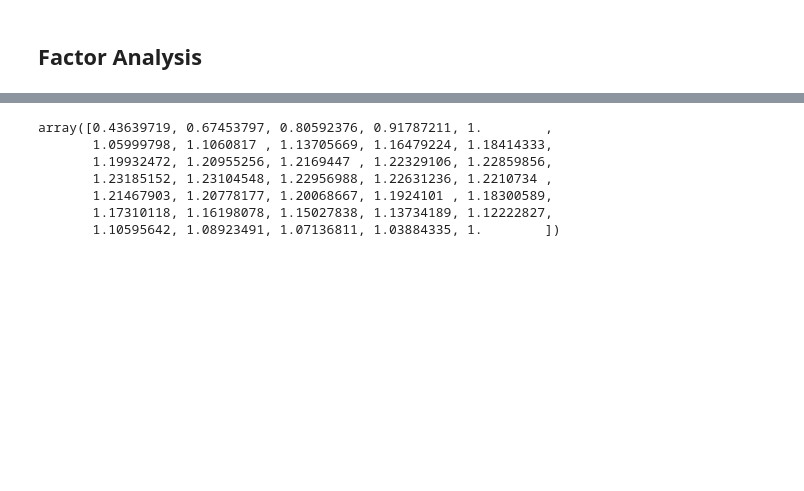
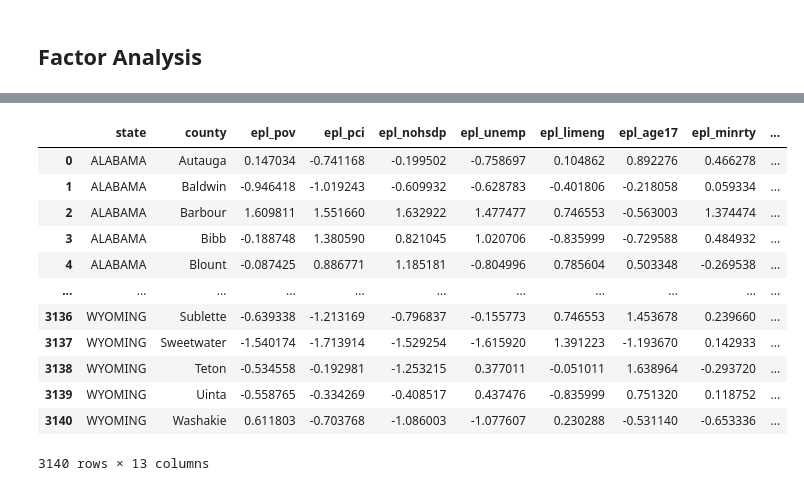
Before and after one commit to gspiga/STA160, a Jupyter notebook: Final Project/Factor Analysis.ipynb, the cells around one changed output, grey strips where cells are left out. Cells and saved outputs as stored; diff of their text form; code cells hidden in the pictures; blank space fills up the shorter version.

```diff
--- a/Final Project/Factor Analysis.ipynb
+++ b/Final Project/Factor Analysis.ipynb
@@ -85,7 +85,8 @@ df = data
 df[list_numerical] = pd.DataFrame(
     scalar.fit_transform(df[list_numerical])
 )  # scaling the data
-df
+df = df.iloc[:, :18].copy()
+display(df)
 # %% [output]
 |  | state | county | area_sqmi | epl_pov | epl_unemp | epl_pci | epl_nohsdp | epl_age65 | epl_age17 | ... |
 | 0 | ALABAMA | Autauga | -0.146226 | 0.147034 | -0.758697 | -0.741168 | -0.199502 | -1.078248 | 0.892276 | ... |
@@ -234,11 +268,34 @@ fig.show()
 # %%
-np.cumsum(model.eigenvals)  / np.sum(model.eigenvals)
+# np.cumsum(model.eigenvals)  / np.sum(model.eigenvals)
+dataRed = df[
+    [
+        "epl_pov",
+        "epl_pci",
+        "epl_nohsdp",
+        "epl_unemp",
+        "epl_limeng",
+        "epl_age17",
+        "epl_minrty",
+        "epl_munit",
+        "epl_noveh",
+        "epl_groupq",
+        "epl_sngpnt",
+    ]
+]
+dataFinal = pd.concat([df.iloc[:, 0:2], dataRed], axis = 1)
+display(dataFinal)
 # %% [output]
+|  | state | county | epl_pov | epl_pci | epl_nohsdp | epl_unemp | epl_limeng | epl_age17 | epl_minrty | ... |
+| 0 | ALABAMA | Autauga | 0.147034 | -0.741168 | -0.199502 | -0.758697 | 0.104862 | 0.892276 | 0.466278 | ... |
+| 1 | ALABAMA | Baldwin | -0.946418 | -1.019243 | -0.609932 | -0.628783 | -0.401806 | -0.218058 | 0.059334 | ... |
+| 2 | ALABAMA | Barbour | 1.609811 | 1.551660 | 1.632922 | 1.477477 | 0.746553 | -0.563003 | 1.374474 | ... |
+| 3 | ALABAMA | Bibb | -0.188748 | 1.380590 | 0.821045 | 1.020706 | -0.835999 | -0.729588 | 0.484932 | ... |
+| 4 | ALABAMA | Blount | -0.087425 | 0.886771 | 1.185181 | -0.804996 | 0.785604 | 0.503348 | -0.269538 | ... |
+| ... | ... | ... | ... | ... | ... | ... | ... | ... | ... | ... |
+| 3136 | WYOMING | Sublette | -0.639338 | -1.213169 | -0.796837 | -0.155773 | 0.746553 | 1.453678 | 0.239660 | ... |
+| 3137 | WYOMING | Sweetwater | -1.540174 | -1.713914 | -1.529254 | -1.615920 | 1.391223 | -1.193670 | 0.142933 | ... |
+| 3138 | WYOMING | Teton | -0.534558 | -0.192981 | -1.253215 | 0.377011 | -0.051011 | 1.638964 | -0.293720 | ... |
+| 3139 | WYOMING | Uinta | -0.558765 | -0.334269 | -0.408517 | 0.437476 | -0.835999 | 0.751320 | 0.118752 | ... |
+| 3140 | WYOMING | Washakie | 0.611803 | -0.703768 | -1.086003 | -1.077607 | 0.230288 | -0.531140 | -0.653336 | ... |
-array([0.43639719, 0.67453797, 0.80592376, 0.91787211, 1.        ,
-       1.05999798, 1.1060817 , 1.13705669, 1.16479224, 1.18414333,
-       1.19932472, 1.20955256, 1.2169447 , 1.22329106, 1.22859856,
-       1.23185152, 1.23104548, 1.22956988, 1.22631236, 1.2210734 ,
-       1.21467903, 1.20778177, 1.20068667, 1.1924101 , 1.18300589,
-       1.17310118, 1.16198078, 1.15027838, 1.13734189, 1.12222827,
-       1.10595642, 1.08923491, 1.07136811, 1.03884335, 1.        ])
+3140 rows × 13 columns
 [interactive output not drawn]
```
Also changed, not shown: parts of 10 cells of this notebook, 3 other files.
